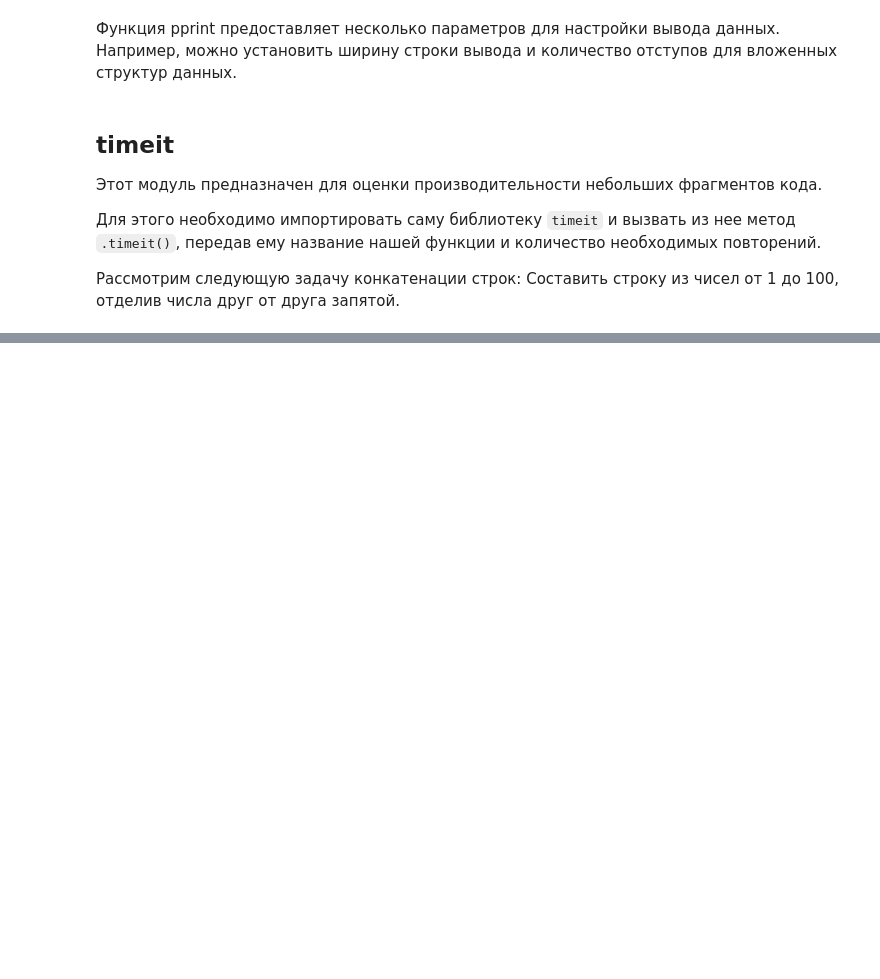
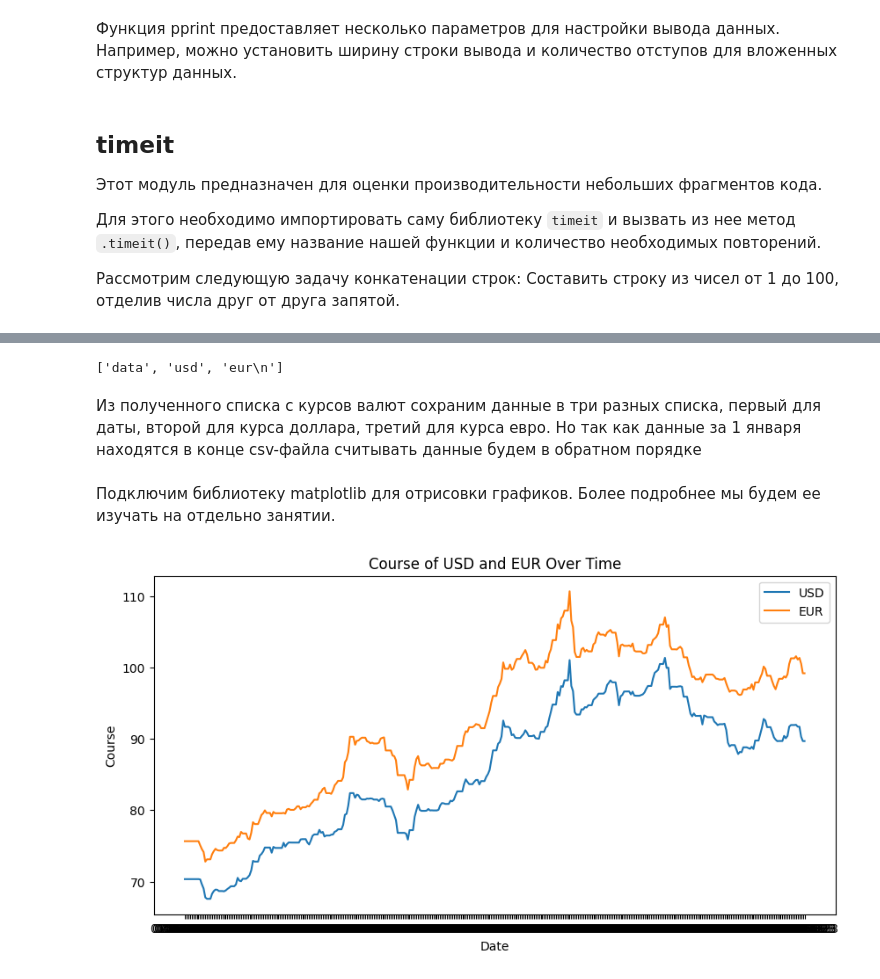
Before and after one commit to Subrik0308/Notebook, a Jupyter notebook: python_lectures/python_lesson_part_3.ipynb, the cells around one changed output, grey strips where cells are left out. Cells and saved outputs as stored; diff of their text form; code cells hidden in the pictures; blank space fills up the shorter version.

```diff
--- a/python_lectures/python_lesson_part_3.ipynb
+++ b/python_lectures/python_lesson_part_3.ipynb
@@ -517,0 +790,6 @@ print(timeit.timeit(join, number=1000))
+# %%
+csv_data = ""
+with open("usd_eur_quotes.csv", "r") as f:
+    for line in f:
+        csv_data += line
+csv_data[:100]
@@ -517,0 +800,7 @@ print(timeit.timeit(join, number=1000))
+# %%
+usd_eur_list = []
+with open("usd_eur_quotes.csv", "r") as f:
+    for line in f:
+        day_list = line.split(";")
+        usd_eur_list.append(day_list)
+usd_eur_list
@@ -517,0 +825,31 @@ print(timeit.timeit(join, number=1000))
+# %%
+usd_eur_list.pop(0)
+# %% [output]
+['data', 'usd', 'eur\n']
+# %% [markdown]
+Из полученного списка с курсов валют сохраним данные в три разных списка, первый для даты, второй для курса доллара, третий для курса евро. Но так как данные за 1 января находятся в конце csv-файла считывать данные будем в обратном порядке
+# %%
+dates = []
+currency_usd = []
+currency_eur = []
+
+for row in reversed(usd_eur_list):
+    dates.append(row[0])
+    currency_usd.append(float(row[1]))
+    currency_eur.append(float(row[2]))
+# %% [markdown]
+Подключим библиотеку matplotlib для отрисовки графиков. Более подробнее мы будем ее изучать на отдельно занятии.
+# %%
+import matplotlib.pyplot as plt
+
+
+plt.figure(figsize=(10, 5))
+plt.plot(dates, currency_usd, label='USD')
+plt.plot(dates, currency_eur, label='EUR')
+plt.xlabel('Date')
+plt.ylabel('Course')
+plt.title('Course of USD and EUR Over Time')
+plt.legend()
+plt.show()
+# %% [output]
+[figure, added]
```
Also changed, not shown: parts of 70 cells of this notebook.
